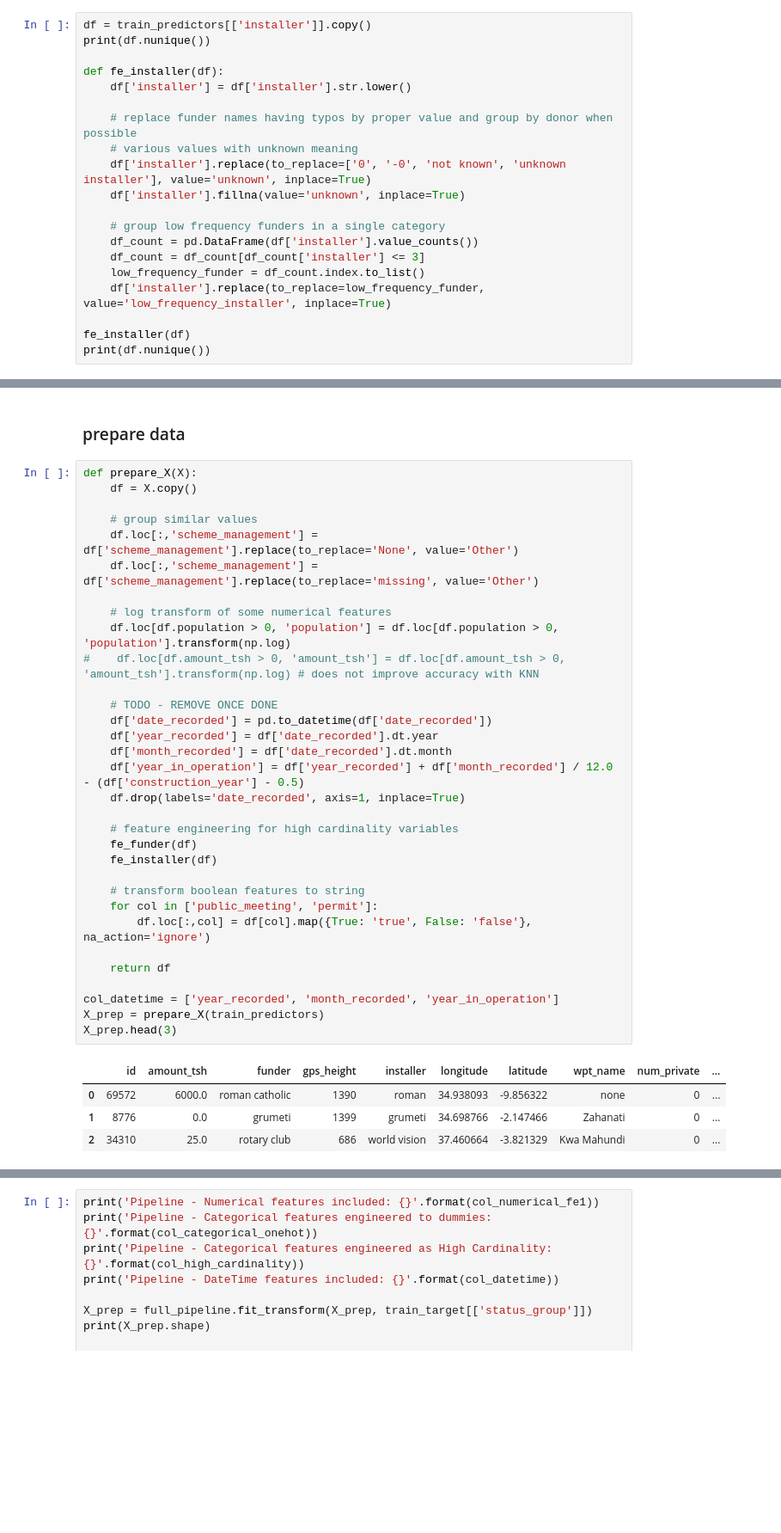
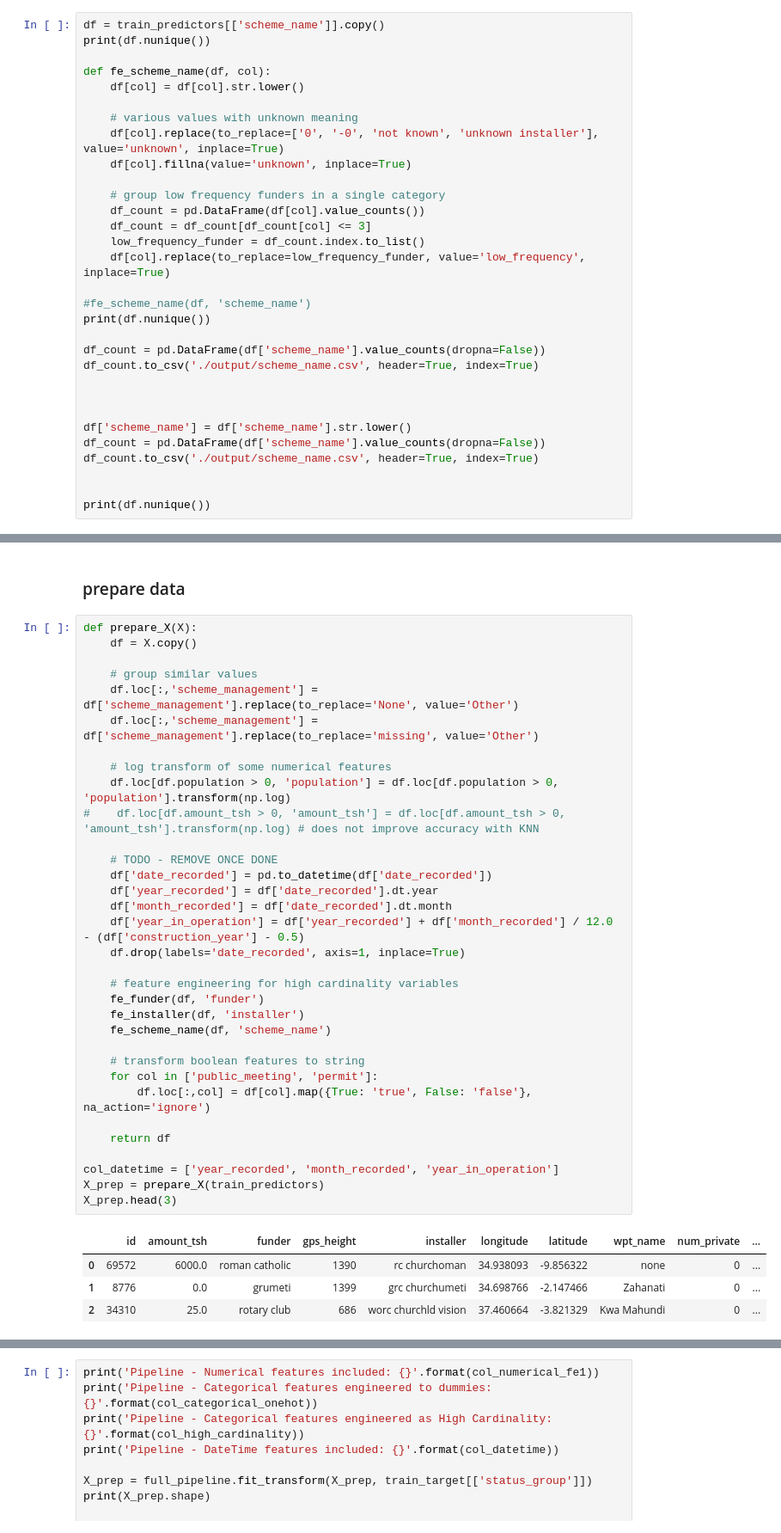
Before and after one commit to cedric-bertrand/DS-py, a Jupyter notebook: taarifa-wp/water_pumps.ipynb, the cells around one changed output, grey strips where cells are left out. Shown: that part at 86% size. Cells and saved outputs as stored; diff of their text form; blank space fills up the shorter version.

```diff
--- a/taarifa-wp/water_pumps.ipynb
+++ b/taarifa-wp/water_pumps.ipynb
@@ -486,21 +560,32 @@ Feature **installer**
 # %%
-df = train_predictors[['installer']].copy()
+df = train_predictors[['scheme_name']].copy()
 print(df.nunique())
 
-def fe_installer(df):
-    df['installer'] = df['installer'].str.lower()
+def fe_scheme_name(df, col):
+    df[col] = df[col].str.lower()
 
-    # replace funder names having typos by proper value and group by donor when possible
     # various values with unknown meaning
-    df['installer'].replace(to_replace=['0', '-0', 'not known', 'unknown installer'], value='unknown', inplace=True)
-    df['installer'].fillna(value='unknown', inplace=True)
+    df[col].replace(to_replace=['0', '-0', 'not known', 'unknown installer'], value='unknown', inplace=True)
+    df[col].fillna(value='unknown', inplace=True)
 
     # group low frequency funders in a single category
-    df_count = pd.DataFrame(df['installer'].value_counts())
-    df_count = df_count[df_count['installer'] <= 3]
+    df_count = pd.DataFrame(df[col].value_counts())
+    df_count = df_count[df_count[col] <= 3]
     low_frequency_funder = df_count.index.to_list()
-    df['installer'].replace(to_replace=low_frequency_funder, value='low_frequency_installer', inplace=True)
+    df[col].replace(to_replace=low_frequency_funder, value='low_frequency', inplace=True)
 
-fe_installer(df)
+#fe_scheme_name(df, 'scheme_name')
 print(df.nunique())
+
+df_count = pd.DataFrame(df['scheme_name'].value_counts(dropna=False))
+df_count.to_csv('./output/scheme_name.csv', header=True, index=True)
+
+
+
+df['scheme_name'] = df['scheme_name'].str.lower()
+df_count = pd.DataFrame(df['scheme_name'].value_counts(dropna=False))
+df_count.to_csv('./output/scheme_name.csv', header=True, index=True)
+
+
+print(df.nunique())
 # %% [output]
@@ -728,38 +795,39 @@ def prepare_X(X):
     df = X.copy()
 
     # group similar values
     df.loc[:,'scheme_management'] = df['scheme_management'].replace(to_replace='None', value='Other')
     df.loc[:,'scheme_management'] = df['scheme_management'].replace(to_replace='missing', value='Other')
 
     # log transform of some numerical features
     df.loc[df.population > 0, 'population'] = df.loc[df.population > 0, 'population'].transform(np.log)
 #    df.loc[df.amount_tsh > 0, 'amount_tsh'] = df.loc[df.amount_tsh > 0, 'amount_tsh'].transform(np.log) # does not improve accuracy with KNN
 
     # TODO - REMOVE ONCE DONE
     df['date_recorded'] = pd.to_datetime(df['date_recorded'])
     df['year_recorded'] = df['date_recorded'].dt.year
     df['month_recorded'] = df['date_recorded'].dt.month
     df['year_in_operation'] = df['year_recorded'] + df['month_recorded'] / 12.0 - (df['construction_year'] - 0.5)
     df.drop(labels='date_recorded', axis=1, inplace=True)
 
     # feature engineering for high cardinality variables
-    fe_funder(df)
-    fe_installer(df)
+    fe_funder(df, 'funder')
+    fe_installer(df, 'installer')
+    fe_scheme_name(df, 'scheme_name')
 
     # transform boolean features to string
     for col in ['public_meeting', 'permit']:
         df.loc[:,col] = df[col].map({True: 'true', False: 'false'}, na_action='ignore')
 
     return df
 
 col_datetime = ['year_recorded', 'month_recorded', 'year_in_operation']
 X_prep = prepare_X(train_predictors)
 X_prep.head(3)
 # %% [output]
 |  | id | amount_tsh | funder | gps_height | installer | longitude | latitude | wpt_name | num_private | ... |
-| 0 | 69572 | 6000.0 | roman catholic | 1390 | roman | 34.938093 | -9.856322 | none | 0 | ... |
-| 1 | 8776 | 0.0 | grumeti | 1399 | grumeti | 34.698766 | -2.147466 | Zahanati | 0 | ... |
-| 2 | 34310 | 25.0 | rotary club | 686 | world vision | 37.460664 | -3.821329 | Kwa Mahundi | 0 | ... |
+| 0 | 69572 | 6000.0 | roman catholic | 1390 | rc churchoman | 34.938093 | -9.856322 | none | 0 | ... |
+| 1 | 8776 | 0.0 | grumeti | 1399 | grc churchumeti | 34.698766 | -2.147466 | Zahanati | 0 | ... |
+| 2 | 34310 | 25.0 | rotary club | 686 | worc churchld vision | 37.460664 | -3.821329 | Kwa Mahundi | 0 | ... |
 # %%
 # implement pipeline
 
```
Also changed, not shown: parts of 49 cells of this notebook.
